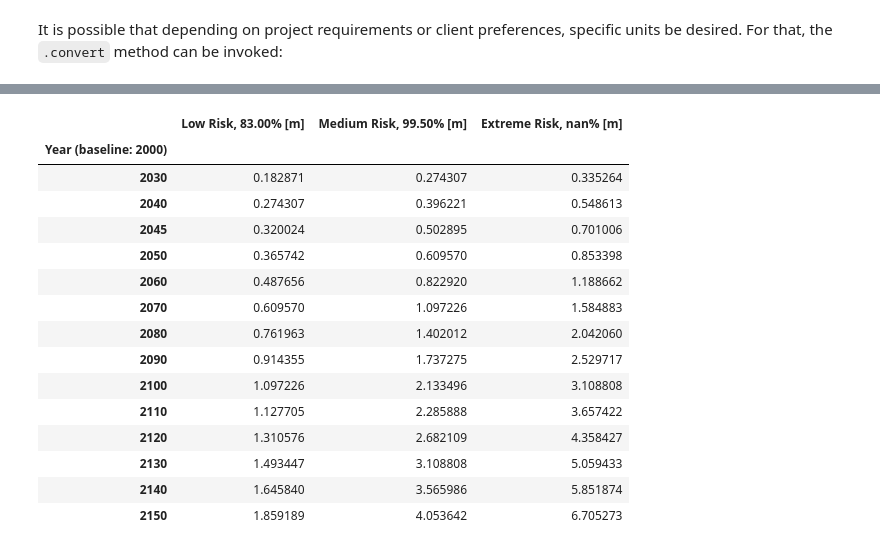
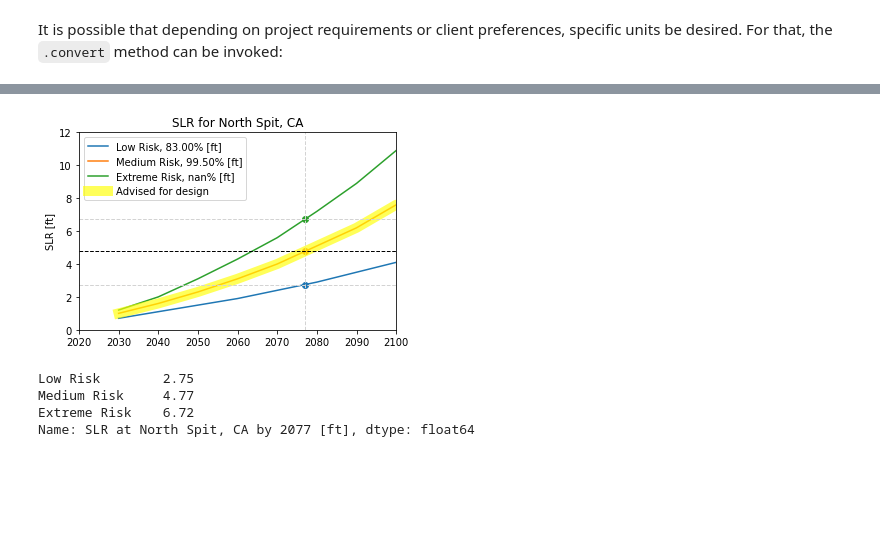
Before and after one commit to jtoilliez/slr, a Jupyter notebook: notebooks/notebook.ipynb, the cells around one changed output, grey strips where cells are left out. Drawn from its saved outputs; the diff is of its cells as text; code cells hidden in the pictures; blank space fills up the shorter version.

```diff
--- a/notebooks/notebook.ipynb
+++ b/notebooks/notebook.ipynb
@@ -83,19 +42,31 @@ sd.plot(horizon_year=2065)
+# %%
+horiz_year = 2027 + 50
+# Display a base figure using the builtin method
+ax = ns.plot(horizon_year=horiz_year)
+
+# Highlight the specific Scenario item retained for design
+ax.plot(ns[1].data.x, ns[1].data.y, c='yellow', label='Advised for design', lw=10, alpha=.65)
+
+# Use the builtin class method to estimate SLR by the horizon year
+ax.axhline(y=ns[0].by_horizon_year(horizon_year=horiz_year), c='lightgrey', ls='--', lw=1)
+ax.axhline(y=ns[1].by_horizon_year(horizon_year=horiz_year), c='k', ls='--', lw=1)
+ax.axhline(y=ns[2].by_horizon_year(horizon_year=horiz_year), c='lightgrey', ls='--', lw=1)
+
+# Adjust the time and projection axis ranges
+ax.set_xlim([2020, 2100])
+ax.set_ylim([0, 12])
+
+# Update the legend
+plt.legend()
+plt.tight_layout()
+
+plt.savefig('projections.png')
+# %% [output]
+[figure, added]
 # %%
-sd.by_horizon_year(horizon_year=2045, merge=True)
+ns.by_horizon_year(horizon_year=horiz_year, merge=False)
 # %% [output]
-|  | Low Risk, 83.00% [m] | Medium Risk, 99.50% [m] | Extreme Risk, nan% [m] |
-| Year (baseline: 2000) |  |  |  |
-| 2030 | 0.182871 | 0.274307 | 0.335264 |
-| 2040 | 0.274307 | 0.396221 | 0.548613 |
-| 2045 | 0.320024 | 0.502895 | 0.701006 |
-| 2050 | 0.365742 | 0.609570 | 0.853398 |
-| 2060 | 0.487656 | 0.822920 | 1.188662 |
-| 2070 | 0.609570 | 1.097226 | 1.584883 |
-| 2080 | 0.761963 | 1.402012 | 2.042060 |
-| 2090 | 0.914355 | 1.737275 | 2.529717 |
-| 2100 | 1.097226 | 2.133496 | 3.108808 |
-| 2110 | 1.127705 | 2.285888 | 3.657422 |
-| 2120 | 1.310576 | 2.682109 | 4.358427 |
-| 2130 | 1.493447 | 3.108808 | 5.059433 |
-| 2140 | 1.645840 | 3.565986 | 5.851874 |
-| 2150 | 1.859189 | 4.053642 | 6.705273 |
+Low Risk        2.75
+Medium Risk     4.77
+Extreme Risk    6.72
+Name: SLR at North Spit, CA by 2077 [ft], dtype: float64
```
Also changed, not shown: parts of 19 cells of this notebook, 5 other files.
